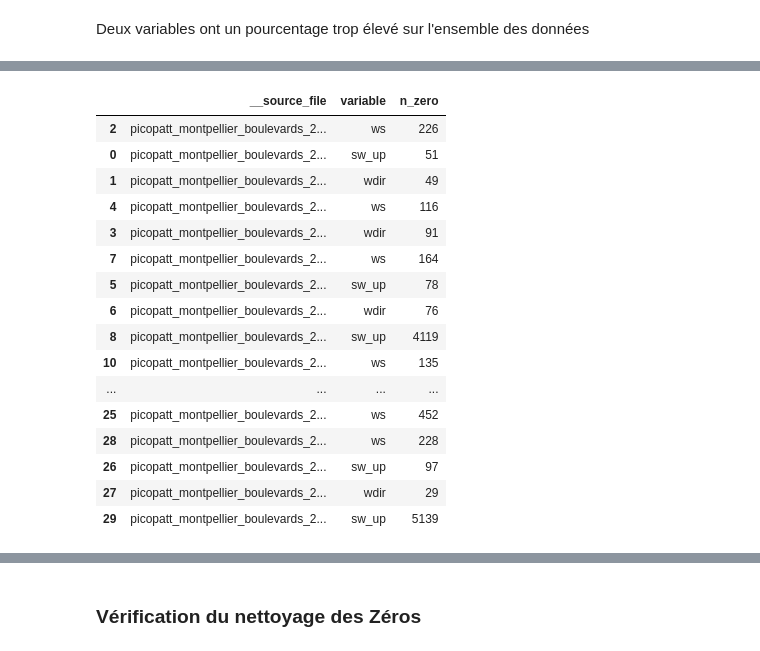
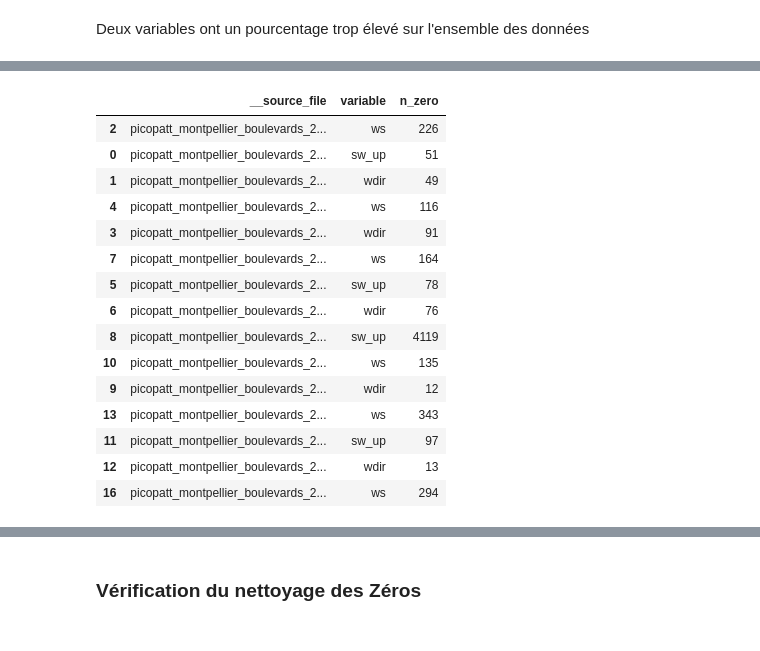
Before and after one commit to bouyaka34/TER-Picopatt, a Jupyter notebook: NoZero.ipynb, the cells around one changed output, grey strips where cells are left out. Drawn from its saved outputs; the diff is of its cells as text; code cells hidden in the pictures.

Commit message:
Correction des 0 ainsi que des passages dans les fichiers nettoyés

```diff
--- a/NoZero.ipynb
+++ b/NoZero.ipynb
@@ -12,18 +12,28 @@ import pandas as pd
 import matplotlib.pyplot as plt
 from zoneinfo import ZoneInfo
 
+# Fonctions utilitaires
 def create_folder(path):
     """Crée le dossier si nécessaire avant d'enregistrer un fichier."""
     path = Path(path)
     path.mkdir(parents=True, exist_ok=True)
 
-# Dossiers de données et de sortie
-DATA_DIR = Path("../picopatt-database/dataproc")
-OUTPUT_DIR = Path("./outputs"); OUTPUT_DIR.mkdir(parents=True, exist_ok=True)
-FIG_DIR = OUTPUT_DIR / "figures"; FIG_DIR.mkdir(parents=True, exist_ok=True)
+# Définition des chemins
+# Dossier contenant les fichiers bruts
+DATA_DIR = Path("/Users/akkouh/Desktop/dataproc")
 
+# Dossier du projet et sous-dossiers de sortie
+PROJECT_DIR = Path("/Users/akkouh/Desktop/TER-Picopatt")
+OUTPUT_DIR = PROJECT_DIR / "outputs"
+FIG_DIR = OUTPUT_DIR / "figures"
+
+# Création des dossiers s’ils n’existent pas
 create_folder(OUTPUT_DIR)
 create_folder(FIG_DIR)
 
-# Affichage complet des colonnes
+# Affichage
 pd.set_option("display.max_columns", 200)
+
+print(" Dossier des fichiers bruts :", DATA_DIR.resolve())
+print(" Dossier du projet :", PROJECT_DIR.resolve())
+print(" Dossier de sortie :", OUTPUT_DIR.resolve())
@@ -317,19 +369,22 @@ Deux variables ont un pourcentage trop élevé sur l'ensemble des données
 # Drop colonnes avec beaucoup de 0
 raw = raw.drop(columns=['sw_down','sw_left'], errors='ignore')
 # %%
-# Zéros par parcours
+#  Fonction d'analyse des zéros par parcours
 def zeros_report_for_track(raw: pd.DataFrame, track_name: str, cols=None) -> pd.DataFrame:
     sub = raw.loc[raw["track_id"].astype(str).str.strip().str.lower() == track_name.lower()].copy()
     if sub.empty:
-        print(f"Aucun enregistrement pour {track_name}")
+        print(f" Aucun enregistrement trouvé pour {track_name}")
         return pd.DataFrame()
 
+    # Index local dans le fichier source
     if "__row_in_file" not in sub.columns:
         sub["__row_in_file"] = sub.groupby("__source_file").cumcount()
 
-    if "date" not in sub.columns and "timestamp" in sub.columns and pd.api.types.is_datetime64_any_dtype(sub["timestamp"]):
-        sub["date"] = sub["timestamp"].dt.date
+    # Création de la colonne date si manquante
+    if "date" not in sub.columns and "timestamp" in sub.columns:
+        sub["date"] = pd.to_datetime(sub["timestamp"], errors="coerce").dt.date
 
+    # Colonnes numériques à examiner
     if cols is None:
         exclude = {
             "point_id","segment_id","section_id","track_id","project_id",
@@ -337,43 +392,54 @@ def zeros_report_for_track(raw: pd.DataFrame, track_name: str, cols=None) -> pd.
             "lon","lat","lon_rtk","lat_rtk","lon_ontrack","lat_ontrack",
             "__row_in_file"
         }
-        num_cols = sub.select_dtypes(include=[np.number]).columns
-        cols = [c for c in num_cols if c not in exclude]
+        cols = [c for c in sub.select_dtypes(include=[np.number]).columns if c not in exclude]
     else:
         cols = [c for c in cols if c in sub.columns]
+
     if not cols:
+        print(f"Aucune colonne numérique à analyser pour {track_name}")
         return pd.DataFrame()
 
+    # Détection des zéros
     is_zero = (sub[cols] == 0)
-    long = is_zero.stack().rename("is_zero").reset_index()
-    long = long[long["is_zero"]]
-    long = long.rename(columns={"level_1": "variable"}).drop(columns=["is_zero"])
+    long = (
+        is_zero.stack()
+        .rename("is_zero")
+        .reset_index()
+        .query("is_zero")
+        .rename(columns={"level_1": "variable"})
+        .drop(columns=["is_zero"])
+    )
 
-    meta_cols = [c for c in ["timestamp","date","track_id","__source_file","__row_in_file"] if c in sub.columns]
+    meta_cols = [c for c in ["timestamp", "date", "track_id", "__source_file", "__row_in_file"] if c in sub.columns]
     out = long.merge(sub[meta_cols], left_on="level_0", right_index=True, how="left").drop(columns=["level_0"])
 
-    wanted = ["track_id","variable","timestamp","date","__source_file","__row_in_file"]
-    wanted = [c for c in wanted if c in out.columns]
-    out = out[wanted].sort_values(["__source_file","__row_in_file","variable"]).reset_index(drop=True)
+    wanted = ["track_id", "variable", "timestamp", "date", "__source_file", "__row_in_file"]
+    out = out[[c for c in wanted if c in out.columns]].sort_values(["__source_file", "__row_in_file", "variable"]).reset_index(drop=True)
     return out
+
 
 # Génération & export
 VZERO = OUTPUT_DIR / "visu_zeros"
 create_folder(VZERO)
 
-tracks = ["antigone", "ecusson", "boulevards"]
+tracks_focus = ["antigone", "ecusson", "boulevards"]
 reports = {}
-for t in tracks:
+
+for t in tracks_focus:
     rep = zeros_report_for_track(raw, t)
     reports[t] = rep
-    out_csv = OUTPUT_DIR / f"visu_zeros/zeros_{t}.csv"
+    out_csv = VZERO / f"zeros_{t}.csv"
     rep.to_csv(out_csv, index=False)
-    print(f"Export zéros {t}: {out_csv} ({len(rep)} lignes)")
+    print(f" Export zéros {t} -> {out_csv.name} ({len(rep)} lignes)")
+
     if not rep.empty:
         counts = (
-            rep.groupby(["__source_file","variable"])
-              .size().reset_index(name="n_zero")
-              .sort_values(["__source_file","n_zero"], ascending=[True, False])
+            rep.groupby(["__source_file", "variable"])
+            .size()
+            .reset_index(name="n_zero")
+            .sort_values(["__source_file", "n_zero"], ascending=[True, False])
         )
-        display(f"Résumé zéros - {t}", counts.head(30))
+        print(f"\nRésumé des zéros pour {t}:")
+        display(counts.head(15))
 # %% [output]
@@ -420,18 +487,17 @@ Export zéros boulevards: outputs\visu_zeros\zeros_boulevards.csv (38032 lignes)
 |  | __source_file | variable | n_zero |
 | 2 | picopatt_montpellier_boulevards_2... | ws | 226 |
 | 0 | picopatt_montpellier_boulevards_2... | sw_up | 51 |
 | 1 | picopatt_montpellier_boulevards_2... | wdir | 49 |
 | 4 | picopatt_montpellier_boulevards_2... | ws | 116 |
 | 3 | picopatt_montpellier_boulevards_2... | wdir | 91 |
 | 7 | picopatt_montpellier_boulevards_2... | ws | 164 |
 | 5 | picopatt_montpellier_boulevards_2... | sw_up | 78 |
 | 6 | picopatt_montpellier_boulevards_2... | wdir | 76 |
 | 8 | picopatt_montpellier_boulevards_2... | sw_up | 4119 |
 | 10 | picopatt_montpellier_boulevards_2... | ws | 135 |
-| ... | ... | ... | ... |
-| 25 | picopatt_montpellier_boulevards_2... | ws | 452 |
-| 28 | picopatt_montpellier_boulevards_2... | ws | 228 |
-| 26 | picopatt_montpellier_boulevards_2... | sw_up | 97 |
-| 27 | picopatt_montpellier_boulevards_2... | wdir | 29 |
-| 29 | picopatt_montpellier_boulevards_2... | sw_up | 5139 |
+| 9 | picopatt_montpellier_boulevards_2... | wdir | 12 |
+| 13 | picopatt_montpellier_boulevards_2... | ws | 343 |
+| 11 | picopatt_montpellier_boulevards_2... | sw_up | 97 |
+| 12 | picopatt_montpellier_boulevards_2... | wdir | 13 |
+| 16 | picopatt_montpellier_boulevards_2... | ws | 294 |
 # %%
```
Also changed, not shown: parts of 12 cells of this notebook.
